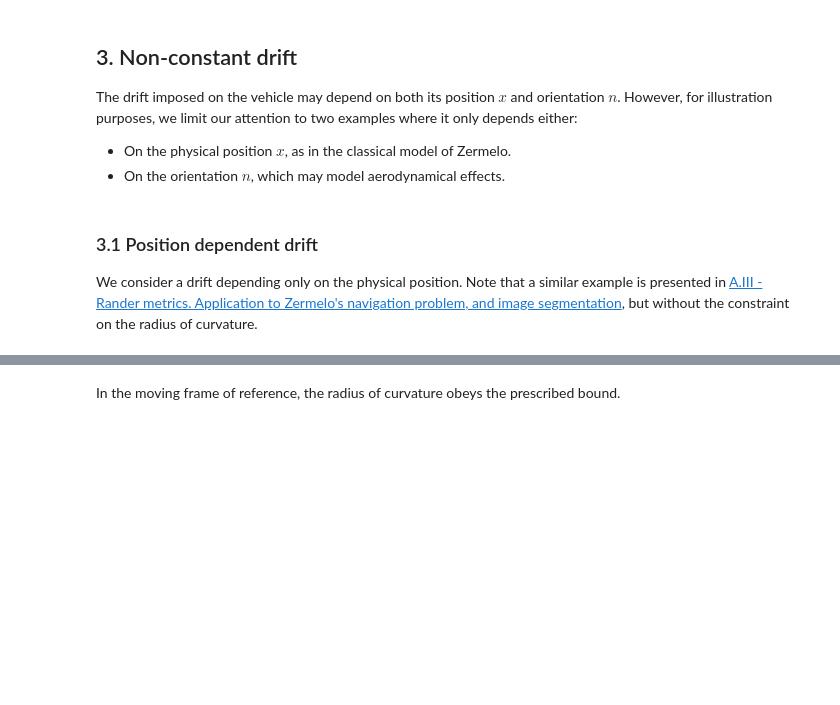
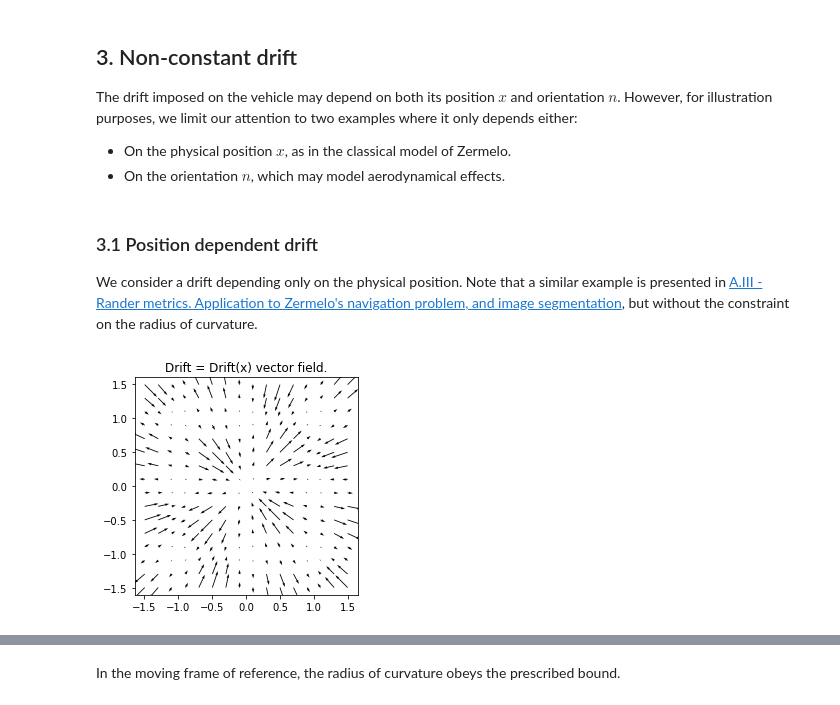
Before and after one commit to Mirebeau/AdaptiveGridDiscretizations, a Jupyter notebook: Notebooks_FMM/DubinsZermelo.ipynb, the cells around one changed output, grey strips where cells are left out. Cells and saved outputs as stored; diff of their text form; code cells hidden in the pictures; blank space fills up the shorter version.

```diff
--- a/Notebooks_FMM/DubinsZermelo.ipynb
+++ b/Notebooks_FMM/DubinsZermelo.ipynb
@@ -279,8 +320,10 @@ driftMult = 0.6*np.sin(np.pi*X)*np.sin(np.pi*Y)
 driftX,driftY = driftMult*X/R, driftMult*Y/R
 # %%
 fig=plt.figure(figsize=[4,4]); plt.title("Drift = Drift(x) vector field."); plt.axis('equal')
-quiver(X[:,:,0],Y[:,:,0], driftX[:,:,0], driftY[:,:,0],subsampling=(5,5));
+quiver(X[:,:,0],Y[:,:,0], driftX[:,:,0], driftY[:,:,0],subsampling=(10,10));
 savefig(fig,'PositionDrift.png')
+# %% [output]
+[figure, added]
 # %%
 velocity = ad.array([driftX+np.cos(Theta), driftY+np.sin(Theta)])
 # %%
```
Also changed, not shown: parts of 28 cells of this notebook, 2 other files.
